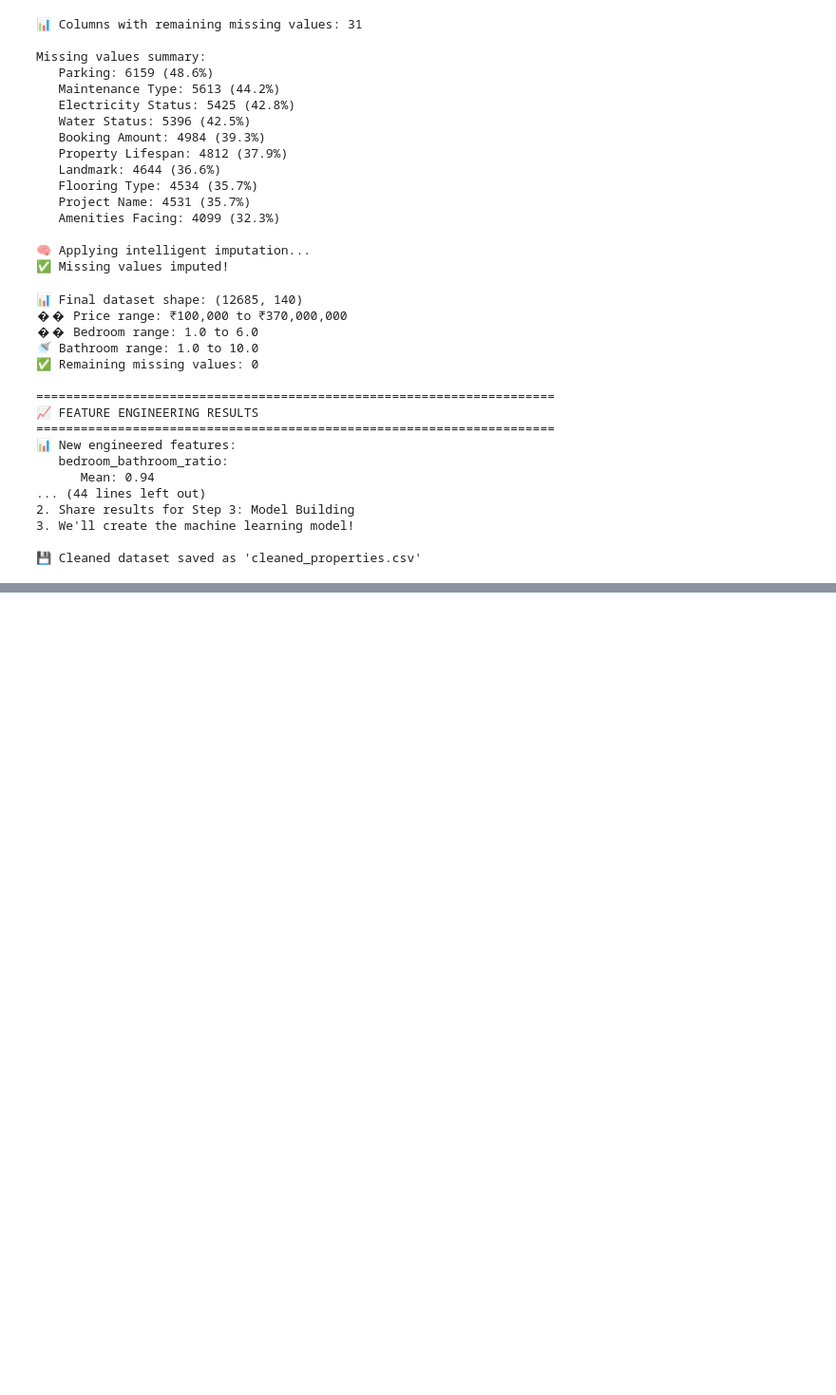
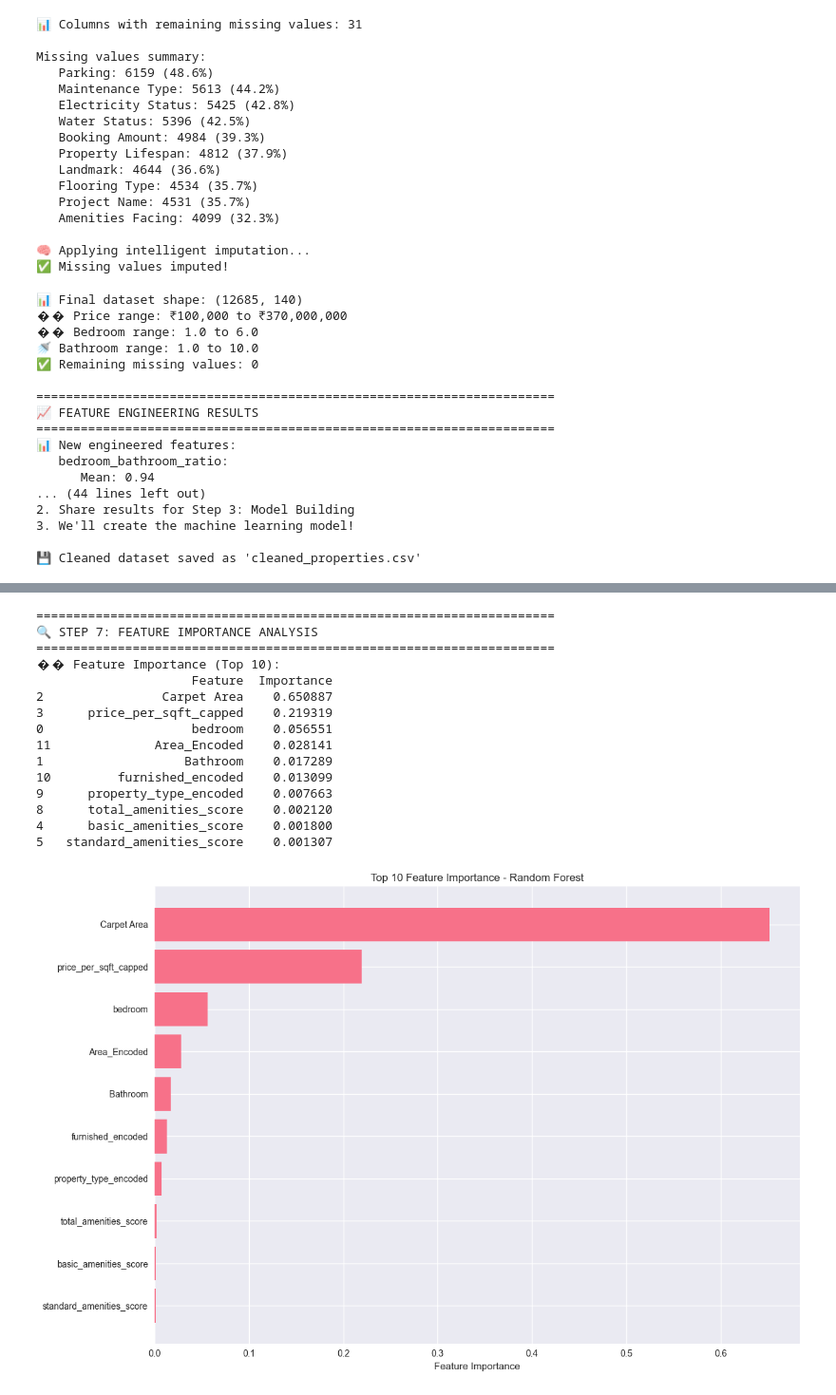
Before and after one commit to Dhruvprkh69/Mumbai-real-estate-price-predictor, a Jupyter notebook: Data cleaning + Model.ipynb, the cells around one changed output, grey strips where cells are left out. Shown at 95% size. Saved outputs shown, nothing was run; the diff lists cells and outputs as text; code cells hidden in the pictures; blank space fills up the shorter version.

```diff
--- a/Data cleaning + Model.ipynb
+++ b/Data cleaning + Model.ipynb
@@ -749,0 +1034,17 @@ print("\n💾 Cleaned dataset saved as 'cleaned_properties.csv'")
+# %%
+print("\n" + "="*70)
+print("STEP 4: DATA SPLITTING & SCALING")
+print("="*70)
+
+# Split the data
+X_train, X_test, y_train, y_test = train_test_split(X, y, test_size=0.2, random_state=42)
+
+print(f"📊 Training set: {X_train.shape}")
+print(f"📊 Test set: {X_test.shape}")
+
+# Scale the features
+scaler = StandardScaler()
+X_train_scaled = scaler.fit_transform(X_train)
+X_test_scaled = scaler.transform(X_test)
+
+print("✅ Data scaled successfully!")
@@ -749,0 +1167,59 @@ print("\n💾 Cleaned dataset saved as 'cleaned_properties.csv'")
+# %%
+print("\n" + "="*70)
+print("🔍 STEP 7: FEATURE IMPORTANCE ANALYSIS")
+print("="*70)
+
+# Feature importance for tree-based models
+if hasattr(best_model, 'feature_importances_'):
+    feature_importance = best_model.feature_importances_
+    feature_names = numerical_features
+
+    # Create feature importance DataFrame
+    importance_df = pd.DataFrame({
+        'Feature': feature_names,
+        'Importance': feature_importance
+    }).sort_values('Importance', ascending=False)
+
+    print("�� Feature Importance (Top 10):")
+    print(importance_df.head(10))
+
+    # Plot feature importance
+    plt.figure(figsize=(12, 8))
+    top_features = importance_df.head(10)
+    plt.barh(range(len(top_features)), top_features['Importance'])
+    plt.yticks(range(len(top_features)), top_features['Feature'])
+    plt.xlabel('Feature Importance')
+    plt.title(f'Top 10 Feature Importance - {best_model_name}')
+    plt.gca().invert_yaxis()
+    plt.tight_layout()
+    plt.show()
+
+elif hasattr(best_model, 'coef_'):
+    # For linear models
+    coefficients = best_model.coef_
+    feature_names = numerical_features
+
+    coef_df = pd.DataFrame({
+        'Feature': feature_names,
+        'Coefficient': coefficients
+    }).sort_values('Coefficient', key=abs, ascending=False)
+
+    print("🏆 Feature Coefficients (Top 10):")
+    print(coef_df.head(10))
+# %% [output]
+======================================================================
+🔍 STEP 7: FEATURE IMPORTANCE ANALYSIS
+======================================================================
+�� Feature Importance (Top 10):
+                     Feature  Importance
+2                Carpet Area    0.650887
+3      price_per_sqft_capped    0.219319
+0                    bedroom    0.056551
+11              Area_Encoded    0.028141
+1                   Bathroom    0.017289
+10         furnished_encoded    0.013099
+9      property_type_encoded    0.007663
+8      total_amenities_score    0.002120
+4      basic_amenities_score    0.001800
+5   standard_amenities_score    0.001307
+[figure, added]
```
Also changed, not shown: parts of 12 cells of this notebook, 4 other files.
